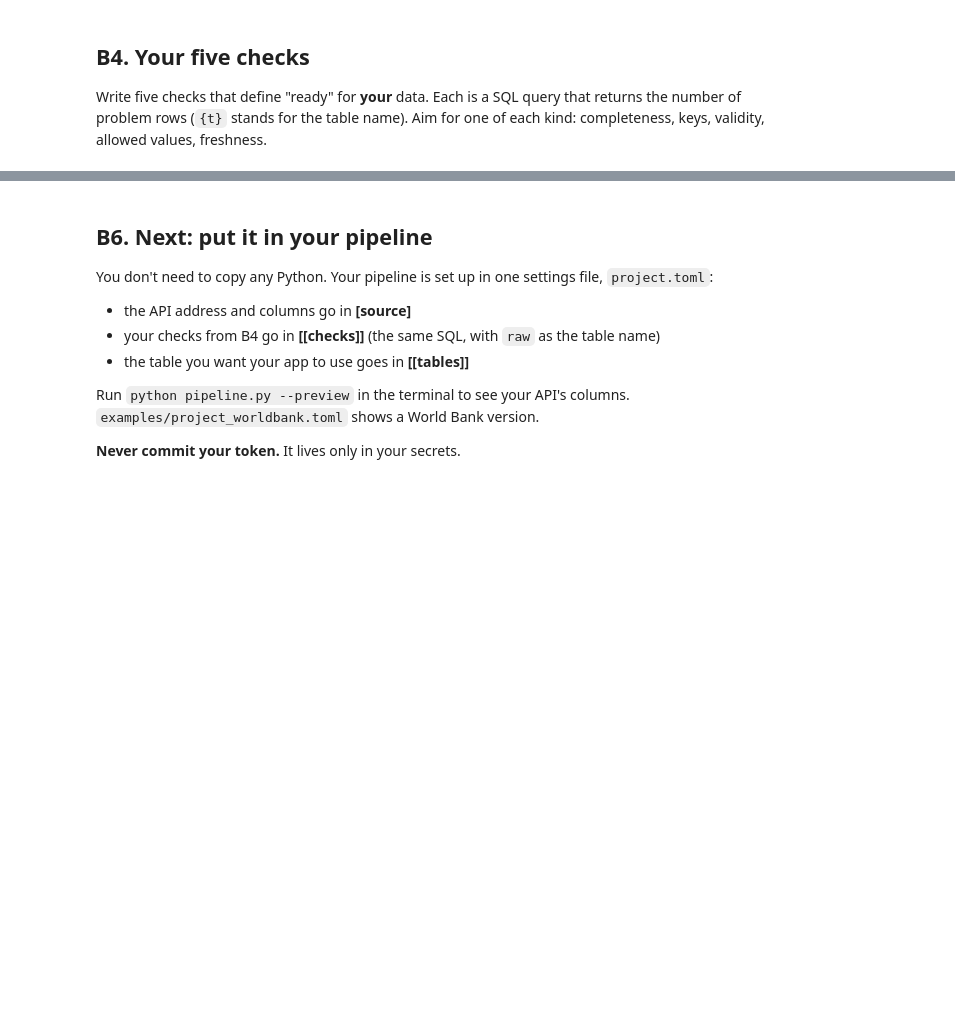
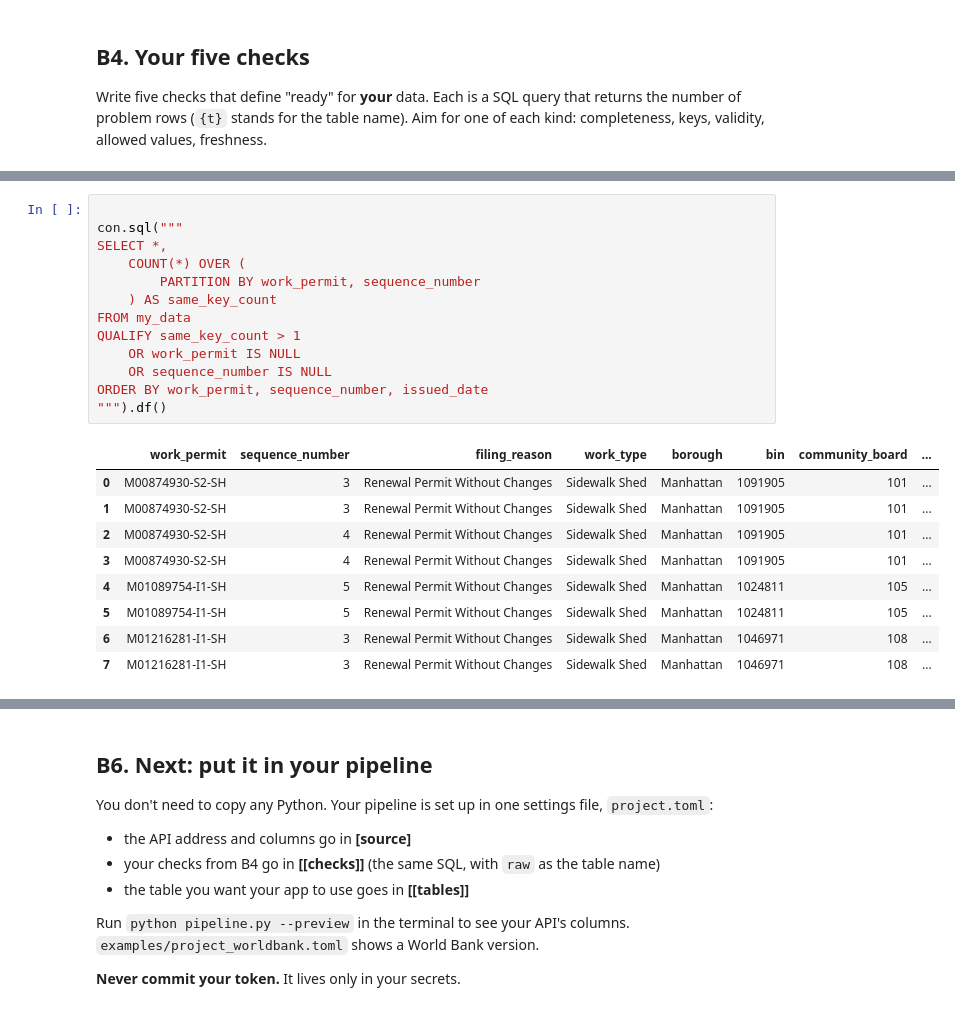
Before and after one commit to Sisiissisi/data-infra-class1, a Jupyter notebook: notebooks/lab3_live_data.ipynb, the cells around one changed output, grey strips where cells are left out. Cells and saved outputs as stored; diff of their text form; blank space fills up the shorter version.

```diff
--- a/notebooks/lab3_live_data.ipynb
+++ b/notebooks/lab3_live_data.ipynb
@@ -385,0 +579,23 @@ run_checks(con, "my_data", MY_CHECKS)
+# %%
+
+con.sql("""
+SELECT *,
+    COUNT(*) OVER (
+        PARTITION BY work_permit, sequence_number
+    ) AS same_key_count
+FROM my_data
+QUALIFY same_key_count > 1
+    OR work_permit IS NULL
+    OR sequence_number IS NULL
+ORDER BY work_permit, sequence_number, issued_date
+""").df()
+# %% [output]
+|  | work_permit | sequence_number | filing_reason | work_type | borough | bin | community_board | ... |
+| 0 | M00874930-S2-SH | 3 | Renewal Permit Without Changes | Sidewalk Shed | Manhattan | 1091905 | 101 | ... |
+| 1 | M00874930-S2-SH | 3 | Renewal Permit Without Changes | Sidewalk Shed | Manhattan | 1091905 | 101 | ... |
+| 2 | M00874930-S2-SH | 4 | Renewal Permit Without Changes | Sidewalk Shed | Manhattan | 1091905 | 101 | ... |
+| 3 | M00874930-S2-SH | 4 | Renewal Permit Without Changes | Sidewalk Shed | Manhattan | 1091905 | 101 | ... |
+| 4 | M01089754-I1-SH | 5 | Renewal Permit Without Changes | Sidewalk Shed | Manhattan | 1024811 | 105 | ... |
+| 5 | M01089754-I1-SH | 5 | Renewal Permit Without Changes | Sidewalk Shed | Manhattan | 1024811 | 105 | ... |
+| 6 | M01216281-I1-SH | 3 | Renewal Permit Without Changes | Sidewalk Shed | Manhattan | 1046971 | 108 | ... |
+| 7 | M01216281-I1-SH | 3 | Renewal Permit Without Changes | Sidewalk Shed | Manhattan | 1046971 | 108 | ... |
```
Also changed, not shown: parts of 19 cells of this notebook.
